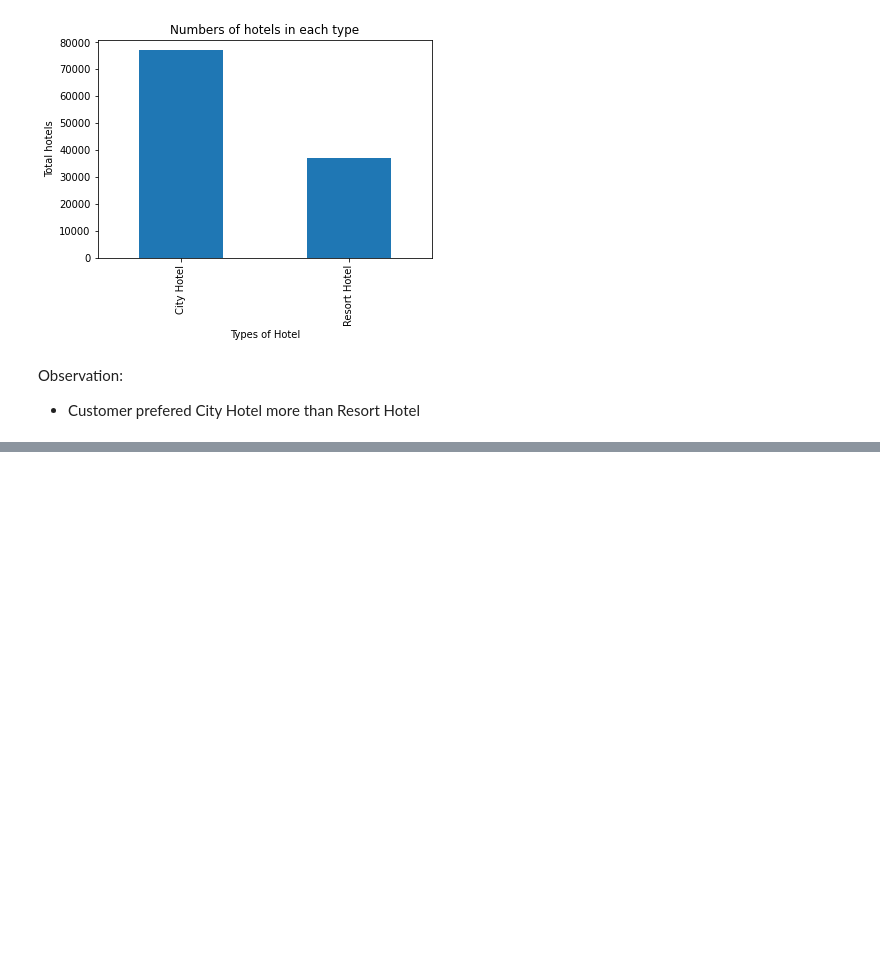
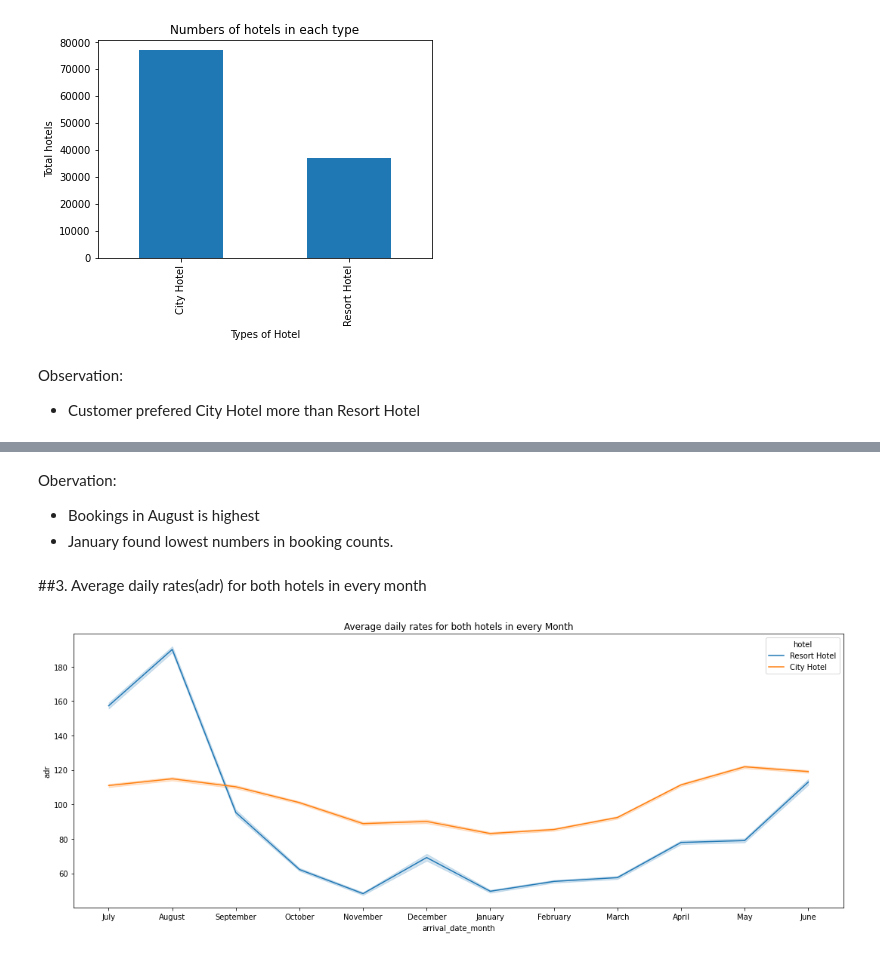
Before and after one commit to ArunPrasath1205/Exploratory-Data-Analysis-on-Hotel-Booking, a Jupyter notebook: Hotel_Bookings_analysis_G_AP.ipynb, the cells around one changed output, grey strips where cells are left out. Saved outputs shown, nothing was run; the diff lists cells and outputs as text; code cells hidden in the pictures; blank space fills up the shorter version.

```diff
--- a/Hotel_Bookings_analysis_G_AP.ipynb
+++ b/Hotel_Bookings_analysis_G_AP.ipynb
@@ -487,0 +516,12 @@ Observation:
+# %% [markdown]
+Obervation:
+* Bookings in August is highest
+* January found lowest numbers in booking counts.
+# %% [markdown]
+##3. Average daily rates(adr) for both hotels in every month
+# %%
+plt.figure(figsize=(15,6))
+sns.lineplot(data = df, x = 'arrival_date_month', y = 'adr', hue = 'hotel').set_title('Average daily rates for both hotels in every Month')
+plt.tight_layout();
+# %% [output]
+[figure, added]
```
Also changed, not shown: parts of 14 cells of this notebook.
